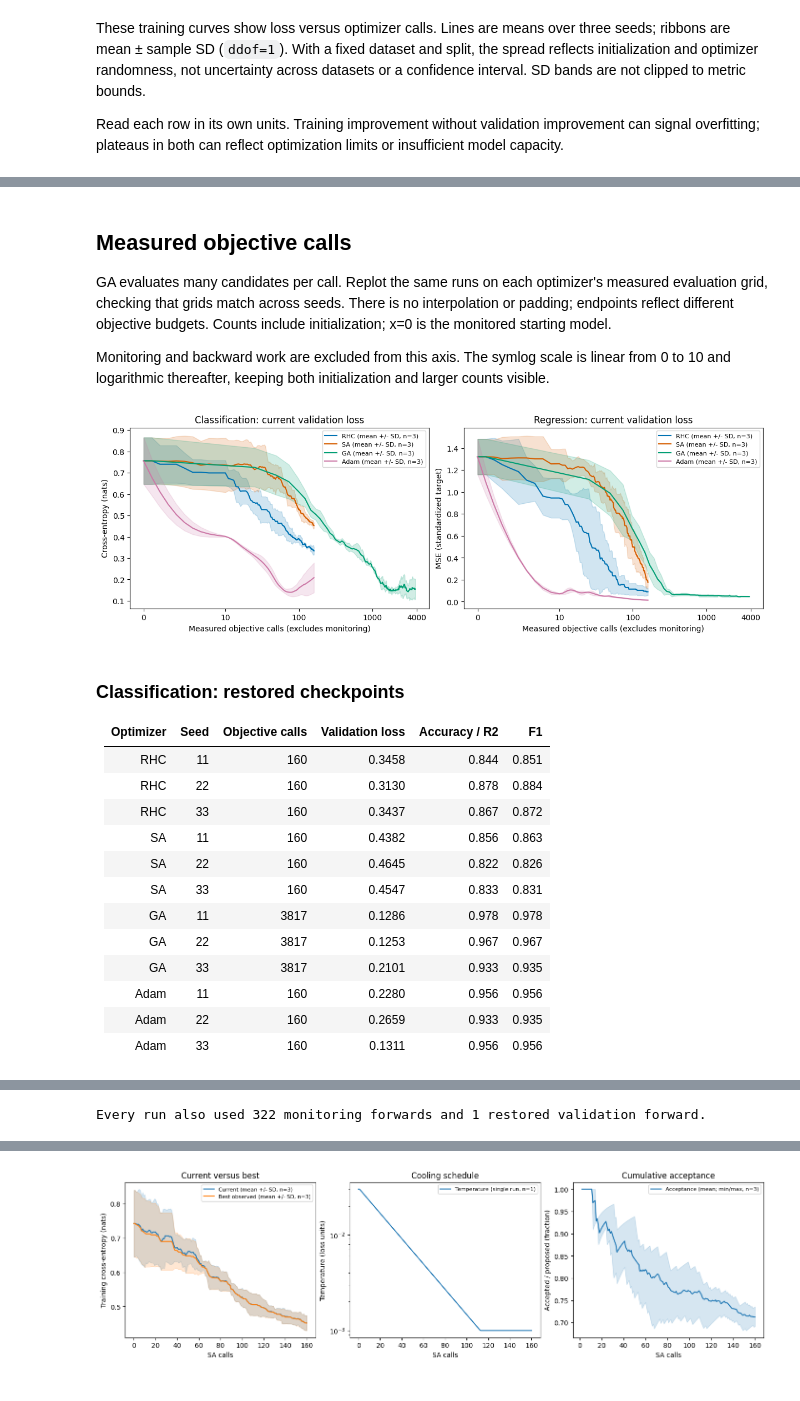
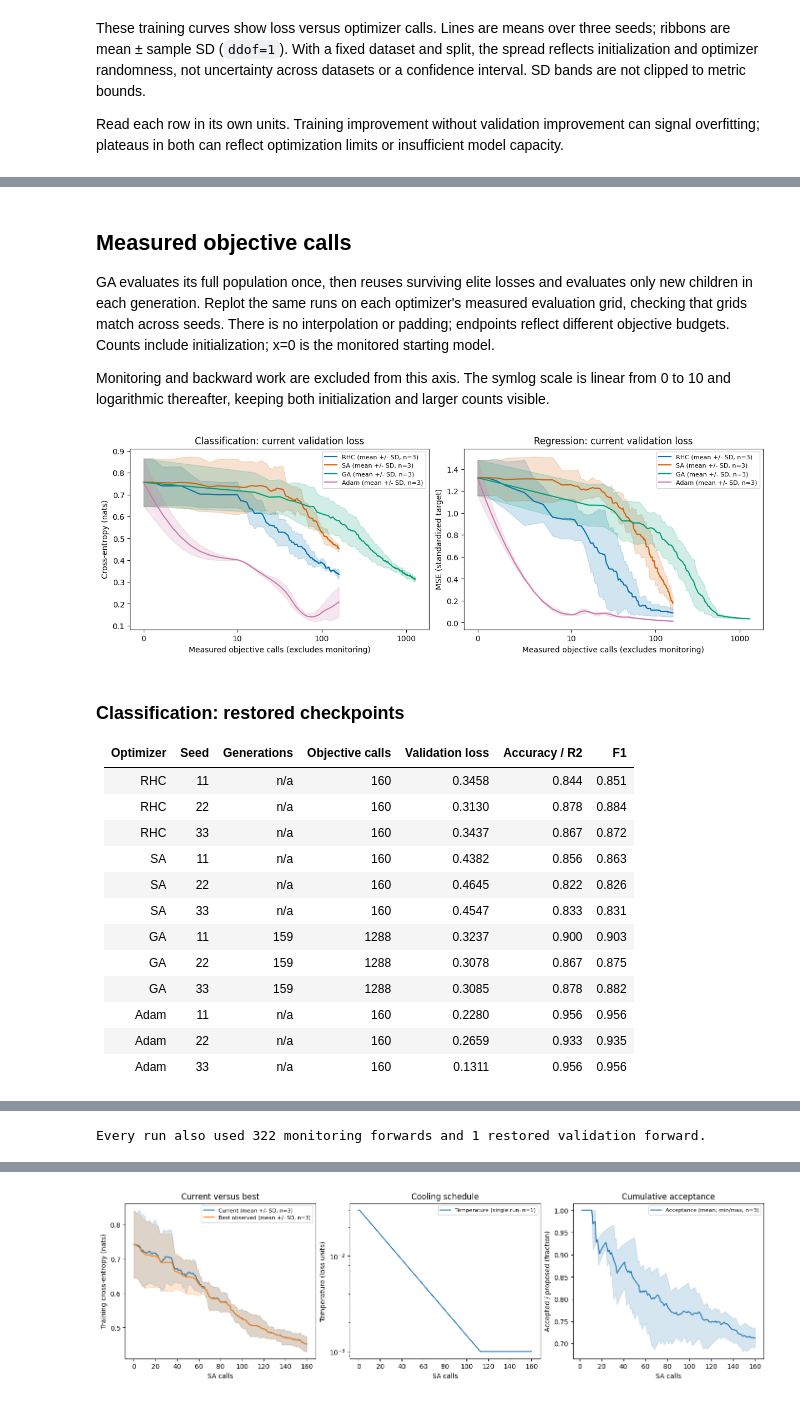
Before and after one commit to jlm429/pyperch, a Jupyter notebook: examples/notebooks/02_optimizer_comparison.ipynb, the cells around one changed output, grey strips where cells are left out. Saved outputs shown, nothing was run; the diff lists cells and outputs as text; code cells hidden in the pictures.

Commit message:
Persist GA populations across generations

```diff
--- a/examples/notebooks/02_optimizer_comparison.ipynb
+++ b/examples/notebooks/02_optimizer_comparison.ipynb
@@ -82,7 +86,12 @@ settings = {
         "min_temperature": 0.001,
         "cooling": 0.97,
     },
-    "GA": {"population_size": 12, "mutation_rate": 0.1, "step_size": 0.06},
+    "GA": {
+        "population_size": 16,
+        "mutation_rate": 0.15,
+        "initialization_step_size": 0.08,
+        "mutation_step_size": 0.04,
+    },
     "Adam": {"lr": 0.03},
 }
 print("Fixed settings:", settings)
@@ -172,6 +181,12 @@ def run(task, name, seed, data):
         model.load_state_dict(best_weights)
     else:
         assert optimizer.function_evals == objective_calls
+        if name == "GA":
+            assert optimizer.proposed_steps == CALLS - 1
+            assert (
+                optimizer.accepted_steps + optimizer.rejected_steps
+                == optimizer.proposed_steps
+            )
         optimizer.restore_best()
     with torch.no_grad():
         output = model(Xv)
@@ -186,6 +201,7 @@ def run(task, name, seed, data):
         scores = {"R2": r2_score(yv.numpy(), output.numpy())}
     history["summary"] = {
         "seed": seed,
+        "generations": optimizer.proposed_steps if name == "GA" else "n/a",
         "objective_calls": objective_calls,
         "monitoring_calls": monitoring_calls,
         "final_validation_passes": 1,
@@ -243,7 +259,9 @@ plt.show()
 # %% [markdown]
 ## Measured objective calls
 
-GA evaluates many candidates per call. Replot the same runs on each optimizer's
+GA evaluates its full population once, then reuses surviving elite losses and
+evaluates only new children in each generation. Replot the same runs on each
+optimizer's
 measured evaluation grid, checking that grids match across seeds. There is no
 interpolation or padding; endpoints reflect different objective budgets. Counts
 include initialization; x=0 is the monitored starting model.
@@ -264,51 +282,55 @@ for ax, (task, by_optimizer) in zip(axes, results.items()):
     for name, runs in by_optimizer.items():
         grid = runs[0]["evals"]
         assert all(r["evals"] == grid for r in runs)
         curve = prepare_training_curve(
             grid,
             {name: np.array([r["valid"] for r in runs]).T},
             metric=metric,
             x_label="Measured objective calls (excludes monitoring)",
         )
         plot_training_curve(curve, ax=ax, line_kwargs={name: styles[name]})
     ax.set_xscale("symlog", linthresh=10)
-    ax.set_xticks([0, 10, 100, 1000, 4000], labels=["0", "10", "100", "1000", "4000"])
+    ax.set_xticks([0, 10, 100, 1000], labels=["0", "10", "100", "1000"])
     ax.set_title(f"{task}: current validation loss")
     ax.legend(fontsize=8)
 plt.show()
 
 for task, by_optimizer in results.items():
     rows = [
         f"### {task}: restored checkpoints",
-        "| Optimizer | Seed | Objective calls | Validation loss | Accuracy / R2 | F1 |",
-        "| --- | --- | --- | --- | --- | --- |",
+        (
+            "| Optimizer | Seed | Generations | Objective calls | "
+            "Validation loss | Accuracy / R2 | F1 |"
+        ),
+        "| --- | --- | --- | --- | --- | --- | --- |",
     ]
     for name, runs in by_optimizer.items():
         for run_result in runs:
             summary = run_result["summary"]
             score = summary.get("accuracy", summary.get("R2"))
             f1 = f"{summary['F1']:.3f}" if "F1" in summary else "n/a"
             rows.append(
-                f"| {name} | {summary['seed']} | {summary['objective_calls']} | "
+                f"| {name} | {summary['seed']} | {summary['generations']} | "
+                f"{summary['objective_calls']} | "
                 f"{summary['restored_validation_loss']:.4f} | {score:.3f} | {f1} |"
             )
     display(Markdown("\n".join(rows)))
 print("Every run also used 322 monitoring forwards and 1 restored validation forward.")
 # %% [output]
-[figure, old version]
+[figure, new version]
 ### Classification: restored checkpoints
-| Optimizer | Seed | Objective calls | Validation loss | Accuracy / R2 | F1 |
-| --- | --- | --- | --- | --- | --- |
-| RHC | 11 | 160 | 0.3458 | 0.844 | 0.851 |
-| RHC | 22 | 160 | 0.3130 | 0.878 | 0.884 |
-| RHC | 33 | 160 | 0.3437 | 0.867 | 0.872 |
-| SA | 11 | 160 | 0.4382 | 0.856 | 0.863 |
-| SA | 22 | 160 | 0.4645 | 0.822 | 0.826 |
-| SA | 33 | 160 | 0.4547 | 0.833 | 0.831 |
-| GA | 11 | 3817 | 0.1286 | 0.978 | 0.978 |
-| GA | 22 | 3817 | 0.1253 | 0.967 | 0.967 |
-| GA | 33 | 3817 | 0.2101 | 0.933 | 0.935 |
-| Adam | 11 | 160 | 0.2280 | 0.956 | 0.956 |
-| Adam | 22 | 160 | 0.2659 | 0.933 | 0.935 |
-| Adam | 33 | 160 | 0.1311 | 0.956 | 0.956 |
+| Optimizer | Seed | Generations | Objective calls | Validation loss | Accuracy / R2 | F1 |
+| --- | --- | --- | --- | --- | --- | --- |
+| RHC | 11 | n/a | 160 | 0.3458 | 0.844 | 0.851 |
+| RHC | 22 | n/a | 160 | 0.3130 | 0.878 | 0.884 |
+| RHC | 33 | n/a | 160 | 0.3437 | 0.867 | 0.872 |
+| SA | 11 | n/a | 160 | 0.4382 | 0.856 | 0.863 |
+| SA | 22 | n/a | 160 | 0.4645 | 0.822 | 0.826 |
+| SA | 33 | n/a | 160 | 0.4547 | 0.833 | 0.831 |
+| GA | 11 | 159 | 1288 | 0.3237 | 0.900 | 0.903 |
+| GA | 22 | 159 | 1288 | 0.3078 | 0.867 | 0.875 |
+| GA | 33 | 159 | 1288 | 0.3085 | 0.878 | 0.882 |
+| Adam | 11 | n/a | 160 | 0.2280 | 0.956 | 0.956 |
+| Adam | 22 | n/a | 160 | 0.2659 | 0.933 | 0.935 |
+| Adam | 33 | n/a | 160 | 0.1311 | 0.956 | 0.956 |
 ### Regression: restored checkpoints
```
Also changed, not shown: parts of 8 cells of this notebook, 12 other files.
